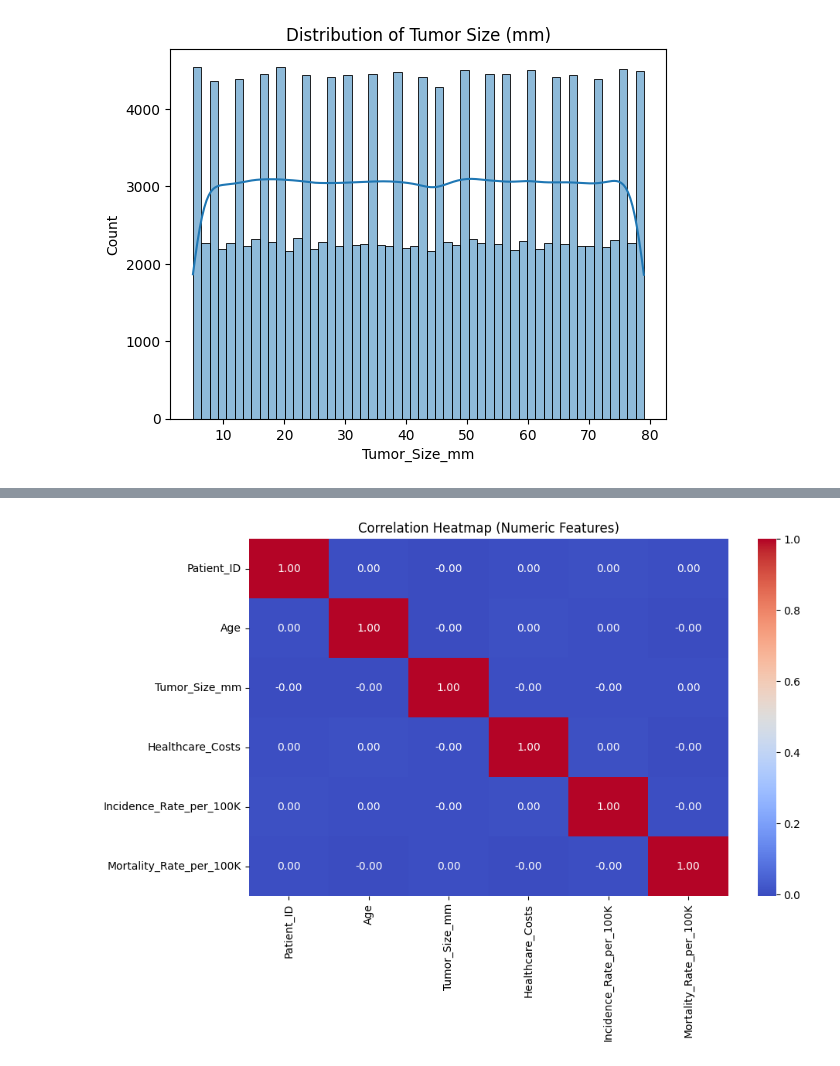
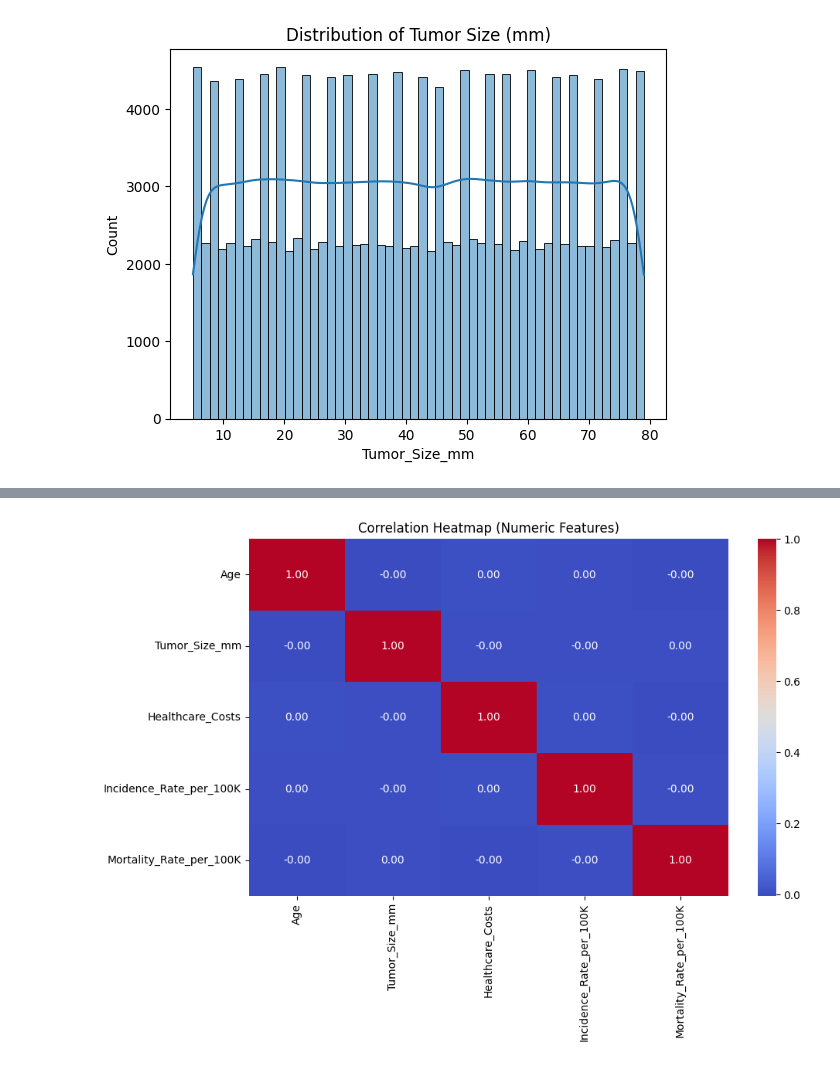
Before and after one commit to sanjaypatel16/Colon-Cancer-Prediction, a Jupyter notebook: notebooks/Colorectal_Cancer_Data_Wrangling.ipynb, the cells around one changed output, grey strips where cells are left out. Cells and saved outputs as stored; diff of their text form; code cells hidden in the pictures.

```diff
--- a/notebooks/Colorectal_Cancer_Data_Wrangling.ipynb
+++ b/notebooks/Colorectal_Cancer_Data_Wrangling.ipynb
@@ -150,0 +132,2 @@ plt.show()
+# %%
+new_df = df.drop(['Patient_ID', 'Country'], axis=1)
@@ -194,9 +191,9 @@ plt.show()
 # %%
 
-numeric_cols = df.select_dtypes(include=['number']).columns
+numeric_cols = new_df.select_dtypes(include=['number']).columns
 plt.figure(figsize=(10, 6))
 sns.heatmap(df[numeric_cols].corr(), annot=True, cmap='coolwarm', fmt=".2f")
 plt.title('Correlation Heatmap (Numeric Features)')
 plt.show()
 # %% [output]
-[figure, old version]
+[figure, new version]
```
Also changed, not shown: parts of 10 cells of this notebook, 1 other file.
